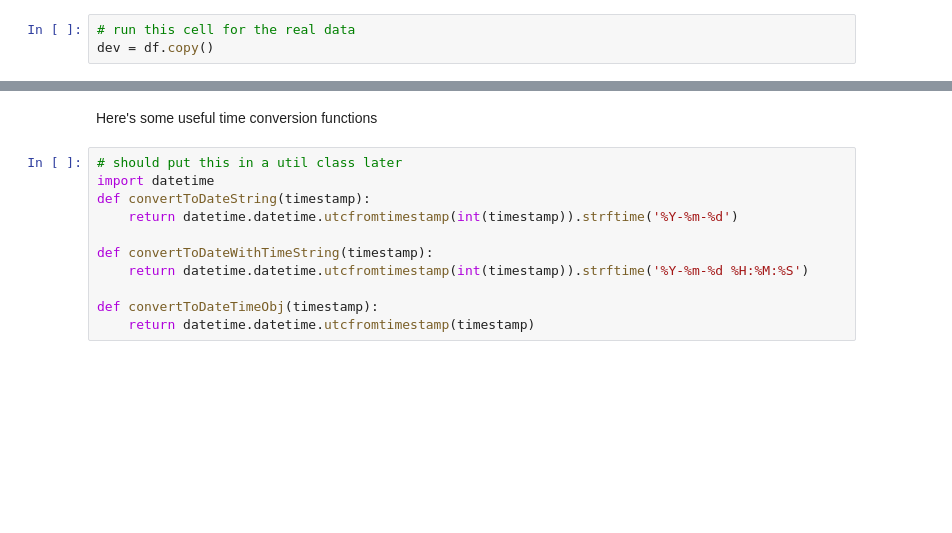
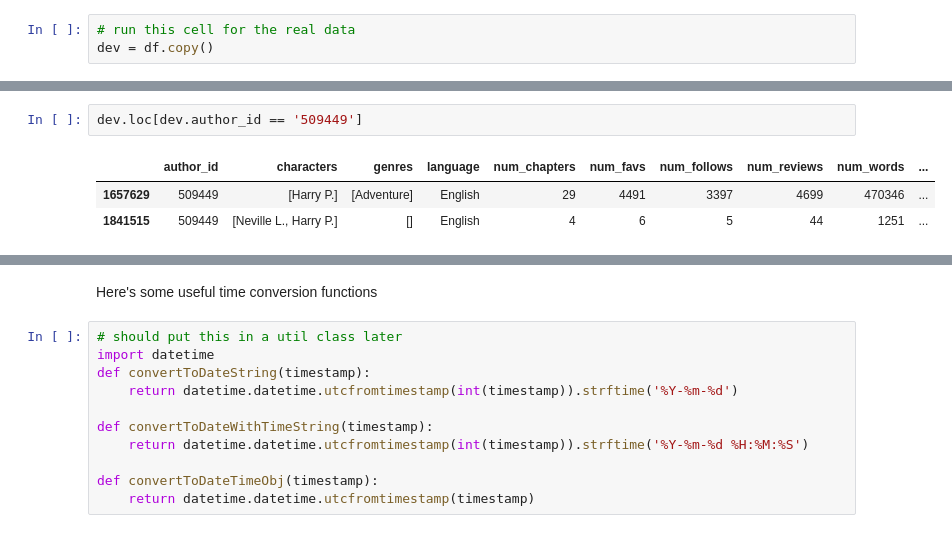
Before and after one commit to allisonking/fanfic-analysis, a Jupyter notebook: notebooks/Explore.ipynb, the cells around one changed output, grey strips where cells are left out. Saved outputs shown, nothing was run; the diff lists cells and outputs as text; blank space fills up the shorter version.

```diff
--- a/notebooks/Explore.ipynb
+++ b/notebooks/Explore.ipynb
@@ -31,0 +58,6 @@ dev = df.copy()
+# %%
+dev.loc[dev.author_id == '509449']
+# %% [output]
+|  | author_id | characters | genres | language | num_chapters | num_favs | num_follows | num_reviews | num_words | ... |
+| 1657629 | 509449 | [Harry P.] | [Adventure] | English | 29 | 4491 | 3397 | 4699 | 470346 | ... |
+| 1841515 | 509449 | [Neville L., Harry P.] | [] | English | 4 | 6 | 5 | 44 | 1251 | ... |
```
Also changed, not shown: parts of 12 cells of this notebook, 6 other files.
